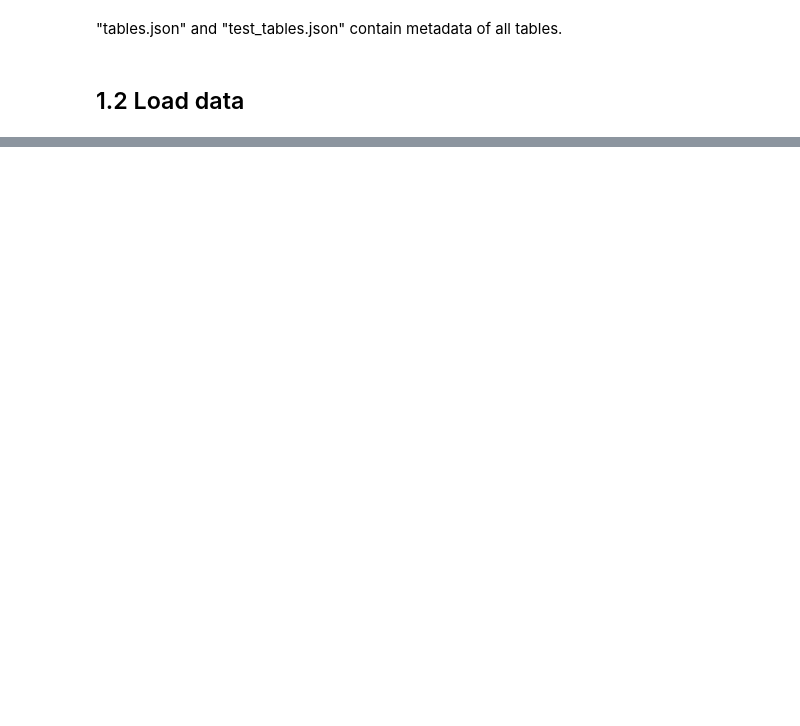
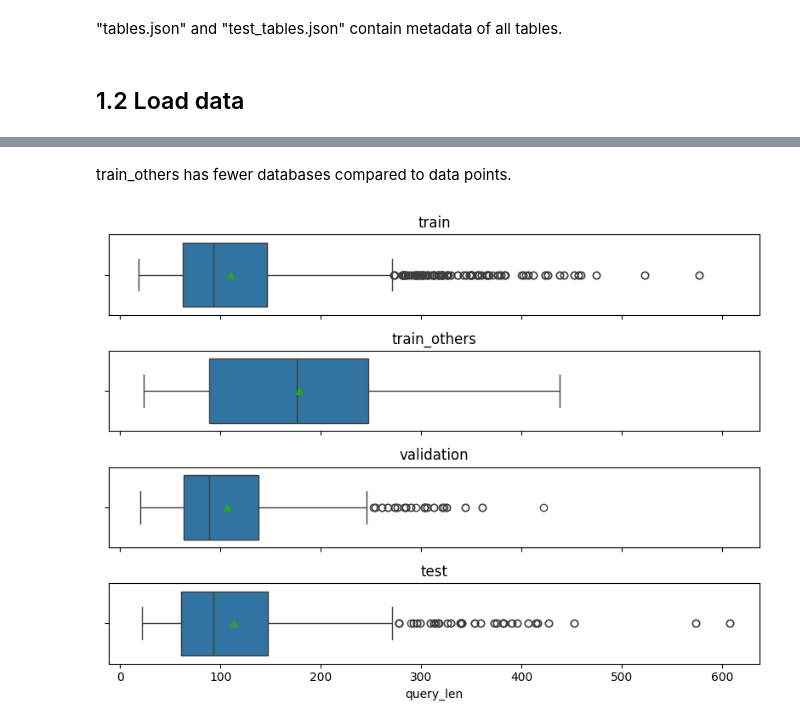
Before and after one commit to st12udent3/text-to-sql, a Jupyter notebook: model.ipynb, the cells around one changed output, grey strips where cells are left out. Cells and saved outputs as stored; diff of their text form; code cells hidden in the pictures; blank space fills up the shorter version.

```diff
--- a/model.ipynb
+++ b/model.ipynb
@@ -57,0 +238,22 @@ test_table_ids = {i["db_id"] for i in test_tables}
+# %% [markdown]
+train_others has fewer databases compared to data points.
+# %%
+# sql query lenghts
+fig, axes = plt.subplots(4, 1, figsize=(8, 6), sharex=True)
+
+sns.boxplot(x=train_df["query_len"], ax=axes[0], orient="h", showmeans=True)
+axes[0].set_title("train")
+
+sns.boxplot(x=train_others_df["query_len"], ax=axes[1], orient="h", showmeans=True)
+axes[1].set_title("train_others")
+
+sns.boxplot(x=validation_df["query_len"], ax=axes[2], orient="h", showmeans=True)
+axes[2].set_title("validation")
+
+sns.boxplot(x=test_df["query_len"], ax=axes[3], orient="h", showmeans=True)
+axes[3].set_title("test")
+
+plt.tight_layout()
+plt.show()
+# %% [output]
+[figure, added]
```
Also changed, not shown: parts of 21 cells of this notebook.
